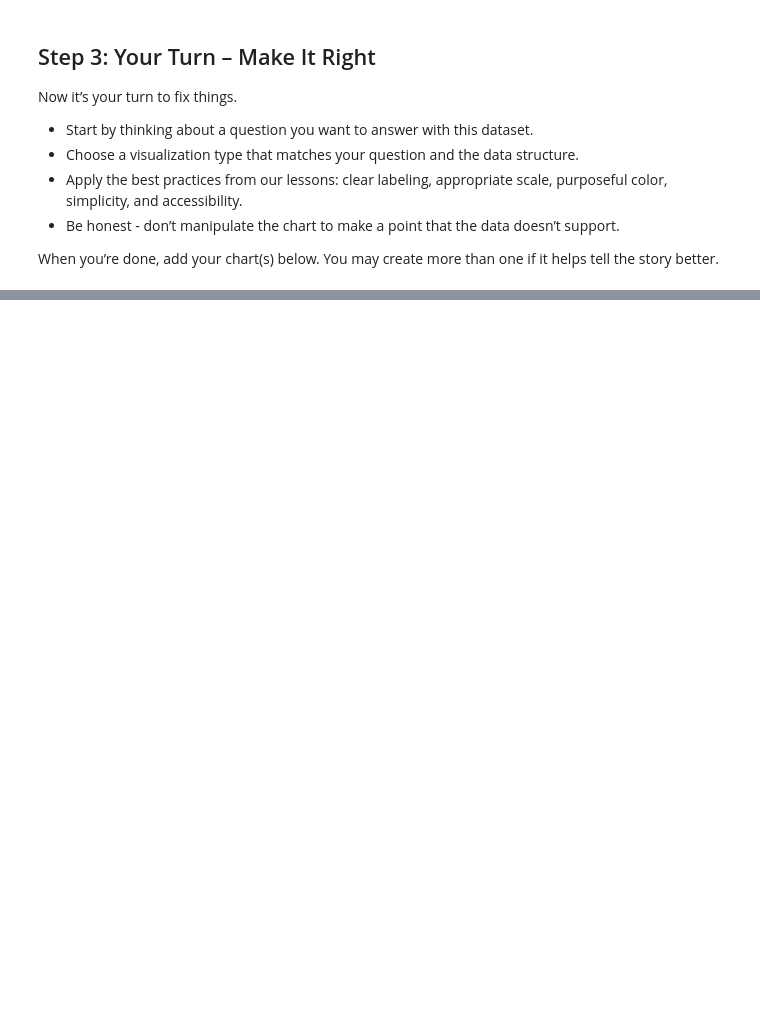
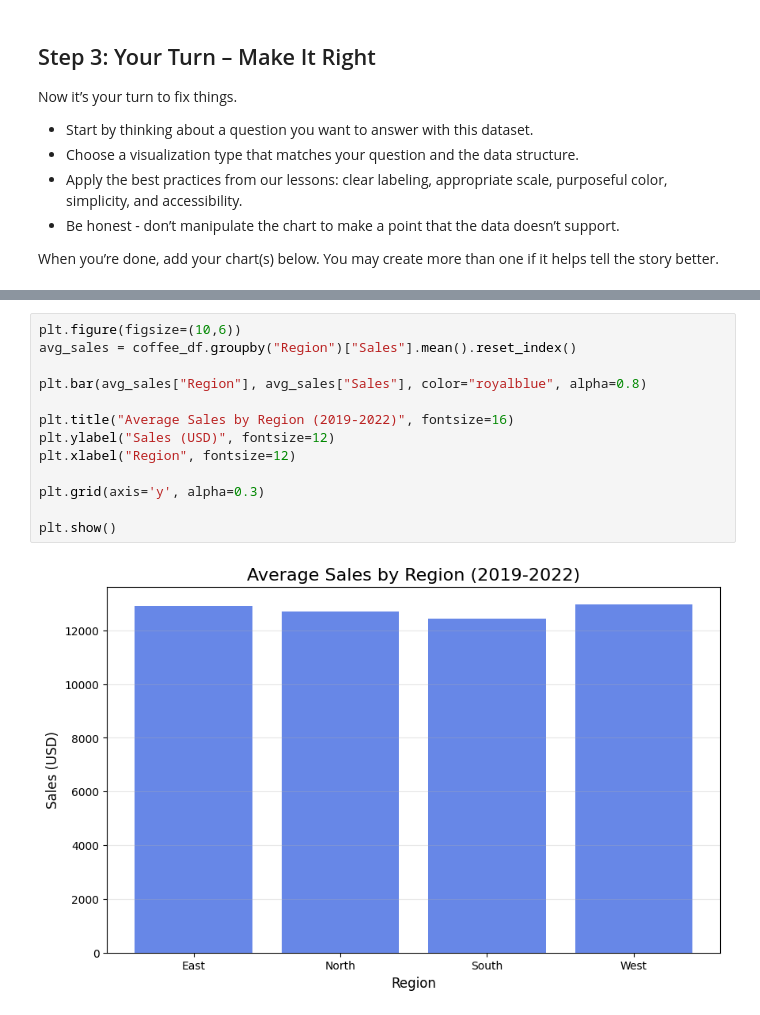
Before and after one commit to sithid/DA_M3_DataVizChallenge, a Jupyter notebook: data_viz_ethics_challenge.ipynb, the cells around one changed output, grey strips where cells are left out. Saved outputs shown, nothing was run; the diff lists cells and outputs as text; blank space fills up the shorter version.

```diff
--- a/data_viz_ethics_challenge.ipynb
+++ b/data_viz_ethics_challenge.ipynb
@@ -104,0 +122,15 @@ plt.show()
+# %%
+plt.figure(figsize=(10,6))
+avg_sales = coffee_df.groupby("Region")["Sales"].mean().reset_index()
+
+plt.bar(avg_sales["Region"], avg_sales["Sales"], color="royalblue", alpha=0.8)
+
+plt.title("Average Sales by Region (2019-2022)", fontsize=16)
+plt.ylabel("Sales (USD)", fontsize=12)
+plt.xlabel("Region", fontsize=12)
+
+plt.grid(axis='y', alpha=0.3)
+
+plt.show()
+# %% [output]
+[figure, added]
```
Also changed, not shown: parts of 9 cells of this notebook.
